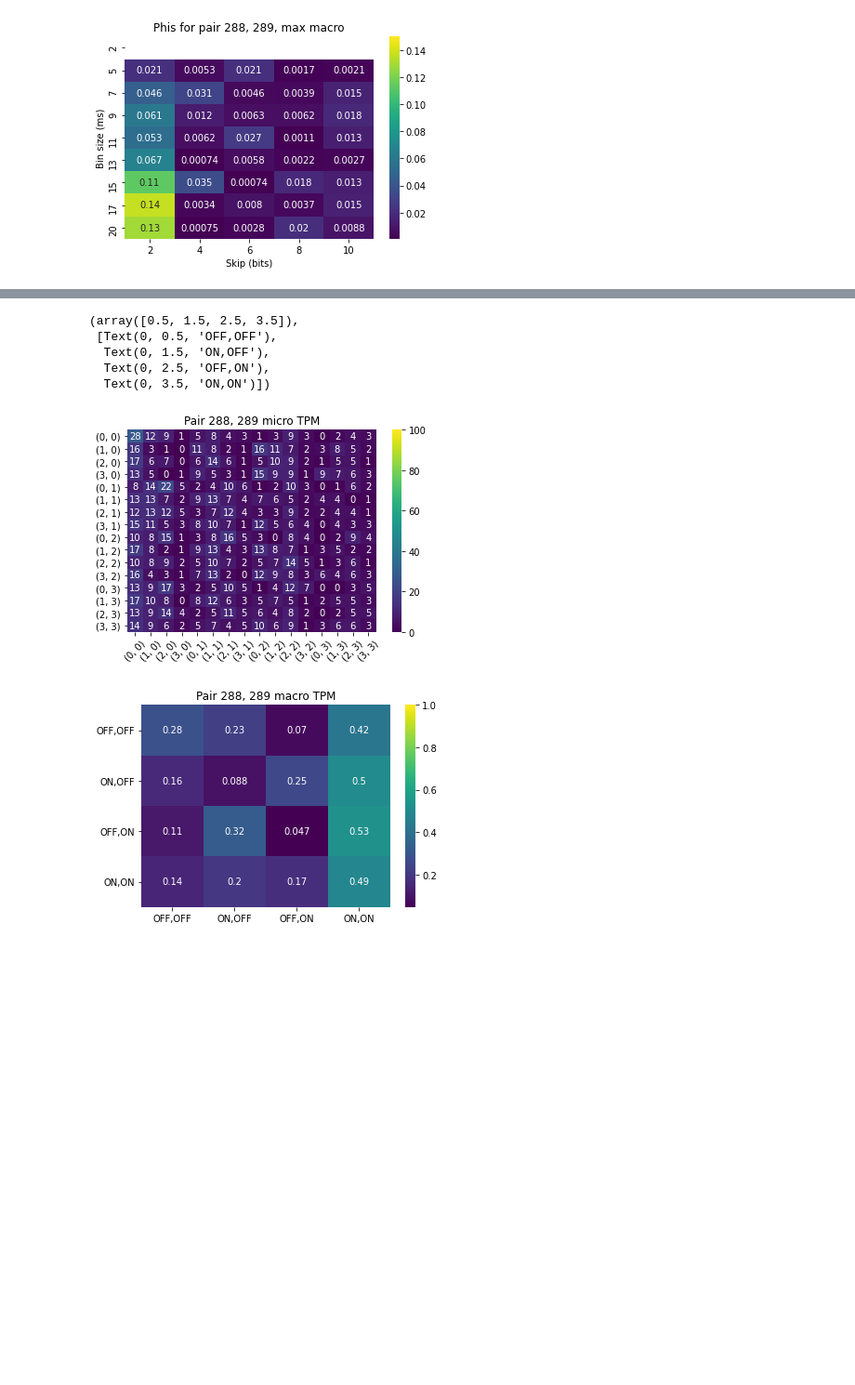
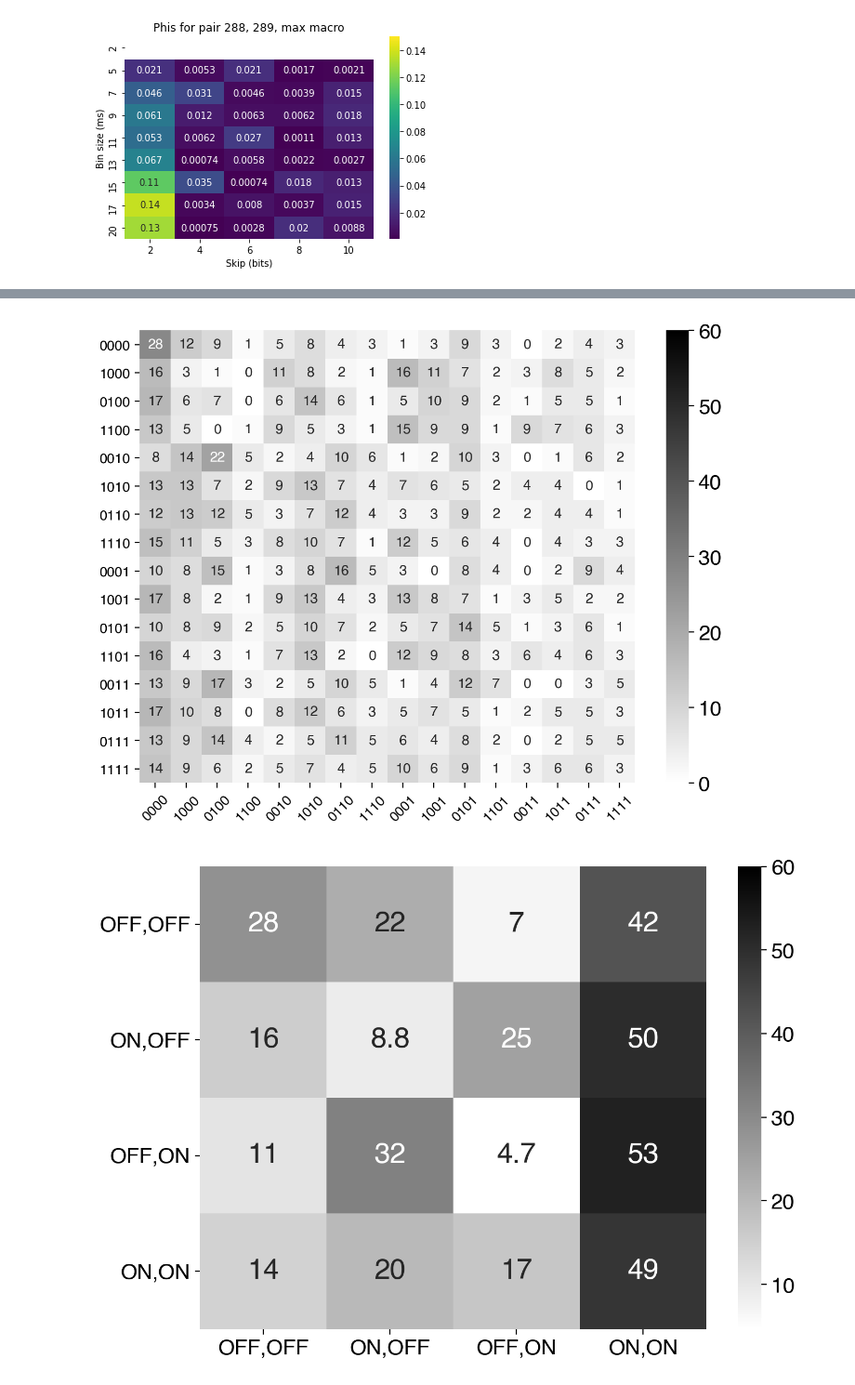
Before and after one commit to mmasque/temporal_emergence, a Jupyter notebook: results_walkthrough.ipynb, the cells around one changed output, grey strips where cells are left out. Shown at 93% size. Saved outputs shown, nothing was run; the diff lists cells and outputs as text; code cells hidden in the pictures; blank space fills up the shorter version.

Commit message:
Fixed results across coarse graining

```diff
--- a/results_walkthrough.ipynb
+++ b/results_walkthrough.ipynb
@@ -235,24 +236,37 @@ import numpy as np
 import matplotlib.pyplot as plt
 import jupyter
 import seaborn as sns
-
-states_micro = [(b,a) for (a,b) in Helpers.get_nary_states(2,4)]
+plt.rcParams.update({
+    "text.usetex": False,
+    "font.family": "sans-serif",
+    "font.sans-serif": ["Helvetica"]})
+states_micro = ["0000", "1000", "0100", "1100", "0010", "1010", "0110", "1110", "0001", "1001", "0101", "1101", "0011", "1011", "0111", "1111"]
+#[(b,a) for (a,b) in Helpers.get_nary_states(2,4)]
 print(states_micro)
 states_macro = ["OFF,OFF", "ON,OFF", "OFF,ON", "ON,ON"]
 
 
 TPM_max_phi = np.loadtxt("results/macro_micros_fixed/micro_288_289_occs_200_bin_0.0178625_skip_2.csv")
-ax = sns.heatmap((TPM_max_phi*100).astype(int), annot=True, xticklabels=states_micro, yticklabels=states_micro, cmap="viridis", vmax=100)
-plt.title("Pair 288, 289 micro TPM")
+plt.figure(figsize=(8, 6), dpi=200)
+
+ax = sns.heatmap((TPM_max_phi*100).astype(int), annot=True, xticklabels=states_micro, yticklabels=states_micro, cmap="gray_r", vmax=60)
 plt.xticks(rotation=45)
+cbar = ax.collections[0].colorbar
+cbar.ax.tick_params(labelsize=15)
 
+plt.savefig("figures/TPM_288_289_micro", transparent=False)
 element_coarse_grainings = [[[0], [1,2,3]], [[0,1,2],[3]], [[0], [1,2], [3]], [[0], [1], [2], [3]]]
 states, num_states_l = CoarseGrainer.get_state_maps(element_coarse_grainings)
 
+plt.figure(figsize=(8, 6), dpi=200)
 TPM_max_phi_coarse_grained = CoarseGrainer.coarse_grain_nonbinary_TPM(TPM_max_phi,states[0], num_states_l[0])
-plt.figure()
-ax = sns.heatmap(TPM_max_phi_coarse_grained, annot=True, xticklabels=states_macro, yticklabels=states_macro, cmap="viridis", vmax=1)
-plt.title("Pair 288, 289 macro TPM")
+ax = sns.heatmap(TPM_max_phi_coarse_grained*100, annot=True, annot_kws={"fontsize":20}, xticklabels=states_macro, yticklabels=states_macro, cmap="gray_r", vmax=60)
+plt.yticks(rotation=0, fontsize=15)
+plt.xticks(rotation=0, fontsize=15)
 
-plt.yticks(rotation=0)
+cbar = ax.collections[0].colorbar
+cbar.ax.tick_params(labelsize=15)
+
+plt.savefig("figures/TPM_288_289_macro", transparent=False)
+plt.show()
 # %% [output]
@@ -260,7 +290,2 @@ plt.yticks(rotation=0)
-(array([0.5, 1.5, 2.5, 3.5]),
- [Text(0, 0.5, 'OFF,OFF'),
-  Text(0, 1.5, 'ON,OFF'),
-  Text(0, 2.5, 'OFF,ON'),
-  Text(0, 3.5, 'ON,ON')])
-[figure, old version]
+[figure, new version]
-[figure, old version]
+[figure, new version]
```
Also changed, not shown: parts of 19 cells of this notebook, 3 other files.
